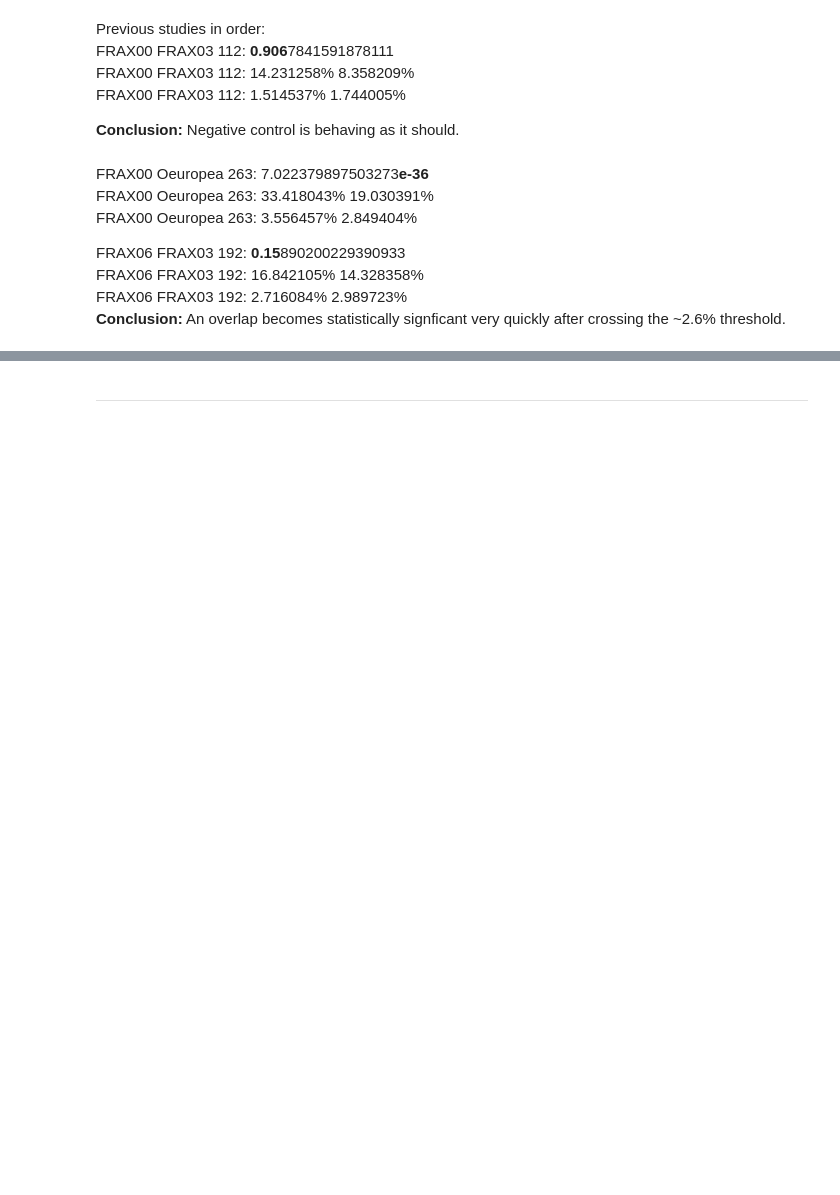
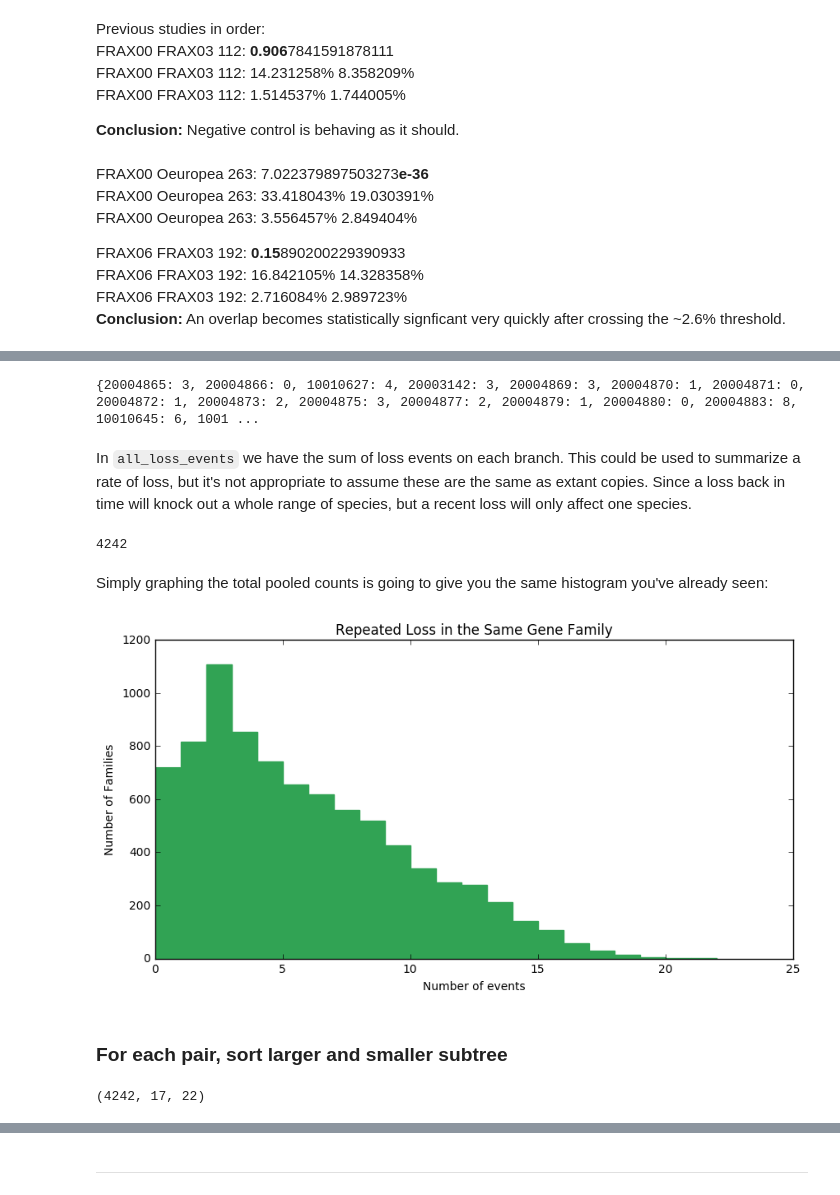
Before and after one commit to josiahseaman/DNA_Duplications, a Jupyter notebook: TreeCountAnalysis_Oleaceae_Homeologs.ipynb, the cells around one changed output, grey strips where cells are left out. Drawn from its saved outputs; the diff is of its cells as text; code cells hidden in the pictures; blank space fills up the shorter version.

```diff
--- a/TreeCountAnalysis_Oleaceae_Homeologs.ipynb
+++ b/TreeCountAnalysis_Oleaceae_Homeologs.ipynb
@@ -544,0 +547,11 @@ FRAX06 FRAX03 192: 2.716084% 2.989723%
+# %%
+print(all_loss_events)
+# %% [output]
+{20004865: 3, 20004866: 0, 10010627: 4, 20003142: 3, 20004869: 3, 20004870: 1, 20004871: 0, 20004872: 1, 20004873: 2, 20004875: 3, 20004877: 2, 20004879: 1, 20004880: 0, 20004883: 8, 10010645: 6, 1001 ...
+# %% [markdown]
+In `all_loss_events` we have the sum of loss events on each branch.  This could be used to summarize a rate of loss, but it's not appropriate to assume these are the same as extant copies.  Since a loss back in time will knock out a whole range of species, but a recent loss will only affect one species.
+# %%
+left_side = [k for k in all_loss_events.keys() if k > 20000000]
+len(left_side)
+# %% [output]
+4242
@@ -544,0 +565,24 @@ FRAX06 FRAX03 192: 2.716084% 2.989723%
+# %% [markdown]
+Simply graphing the total pooled counts is going to give you the same histogram you've already seen:
+# %%
+pretty_hist("Repeated Loss in the Same Gene Family", list(all_loss_events.values()))
+# %% [output]
+[figure, added]
+# %% [markdown]
+### For each pair, sort larger and smaller subtree
+# %%
+def sort_pairs_to_bigger_smaller(left_side, event_dict):
+    big_family_losses = []
+    small_family_losses = [] # this terminology is really confusing
+    bigger_side = []
+    for left in left_side:
+        right = get_opposite_side(left)
+        biggest = left if event_dict[left] <  event_dict[right] else right # less loss events ~= more extant copies
+        bigger_side.append(biggest)
+        big_family_losses.append(event_dict[biggest])
+        small_family_losses.append(event_dict[get_opposite_side(biggest)])
+    return biggest, big_family_losses, small_family_losses
+biggest, big_family_losses, small_family_losses = sort_pairs_to_bigger_smaller(left_side, all_loss_events)
+len(big_family_losses), max(big_family_losses), max(small_family_losses)
+# %% [output]
+(4242, 17, 22)
```
Also changed, not shown: parts of 76 cells of this notebook, 1 other file.
